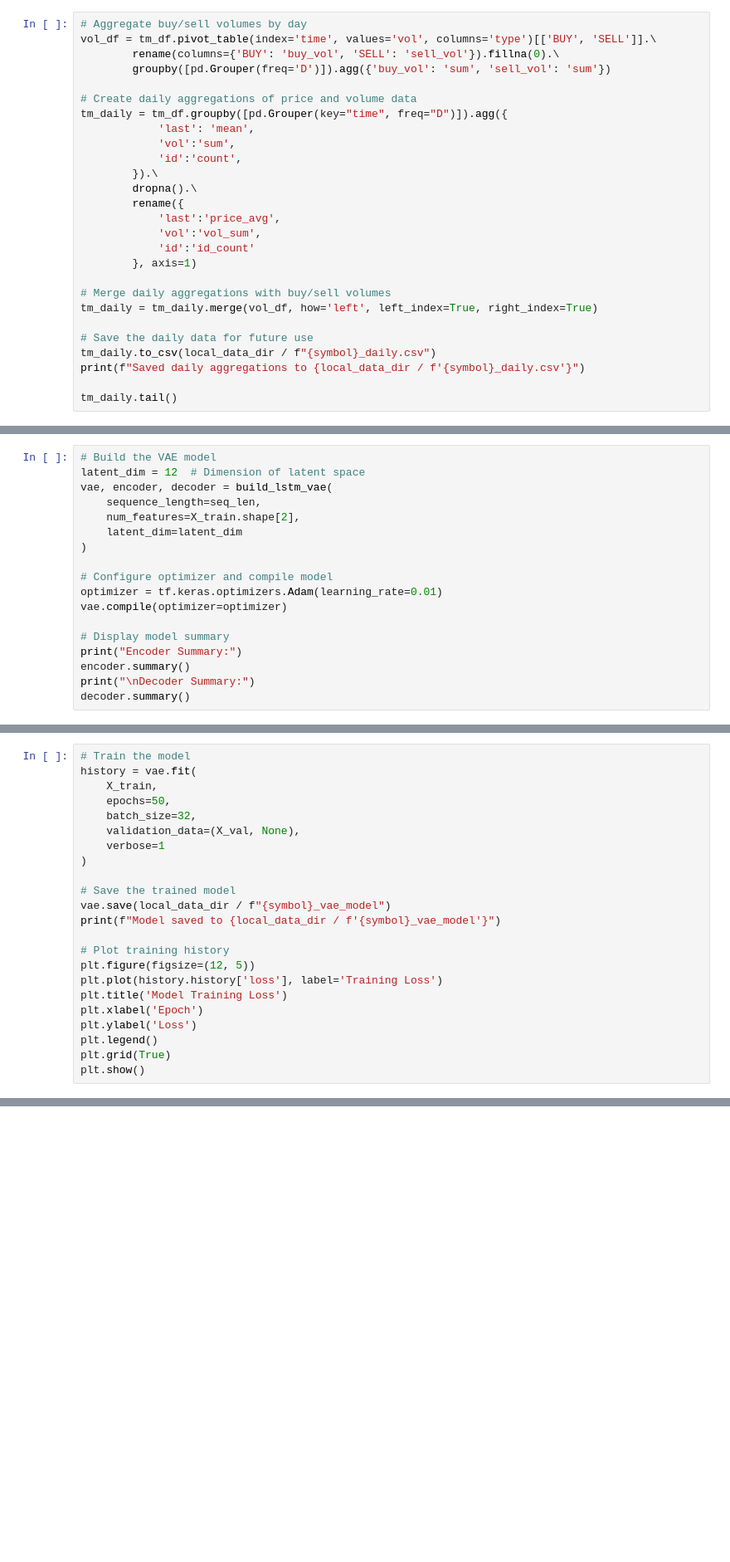
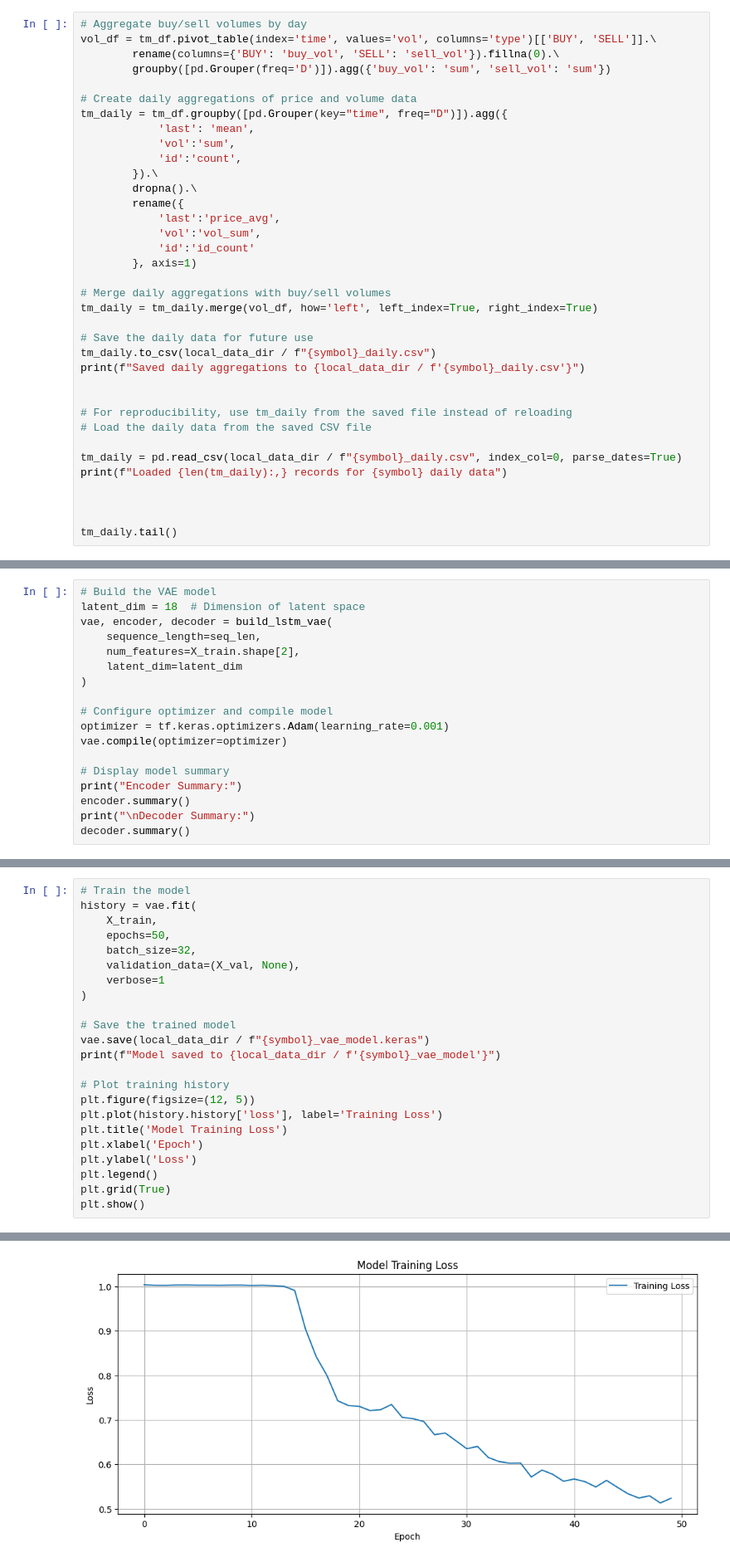
Before and after one commit to sunwasan/abnormally-detection-stock-market, a Jupyter notebook: report.ipynb, the cells around one changed output, grey strips where cells are left out. Shown: that part at 83% size. Saved outputs shown, nothing was run; the diff lists cells and outputs as text; blank space fills up the shorter version.

```diff
--- a/report.ipynb
+++ b/report.ipynb
@@ -101,4 +121,13 @@ tm_daily = tm_daily.merge(vol_df, how='left', left_index=True, right_index=True)
 tm_daily.to_csv(local_data_dir / f"{symbol}_daily.csv")
 print(f"Saved daily aggregations to {local_data_dir / f'{symbol}_daily.csv'}")
 
+
+# For reproducibility, use tm_daily from the saved file instead of reloading
+# Load the daily data from the saved CSV file
+
+tm_daily = pd.read_csv(local_data_dir / f"{symbol}_daily.csv", index_col=0, parse_dates=True)
+print(f"Loaded {len(tm_daily):,} records for {symbol} daily data")
+
+
+
 tm_daily.tail()
@@ -263,7 +316,7 @@ def build_lstm_vae(sequence_length, num_features, latent_dim):
 We build and train the LSTM-VAE model on our training data.
 # %%
 # Build the VAE model
-latent_dim = 12  # Dimension of latent space
+latent_dim = 18  # Dimension of latent space
 vae, encoder, decoder = build_lstm_vae(
     sequence_length=seq_len,
     num_features=X_train.shape[2],
@@ -271,7 +324,7 @@ vae, encoder, decoder = build_lstm_vae(
 )
 
 # Configure optimizer and compile model
-optimizer = tf.keras.optimizers.Adam(learning_rate=0.01)
+optimizer = tf.keras.optimizers.Adam(learning_rate=0.001)
 vae.compile(optimizer=optimizer)
 
 # Display model summary
@@ -290,7 +390,7 @@ history = vae.fit(
 )
 
 # Save the trained model
-vae.save(local_data_dir / f"{symbol}_vae_model")
+vae.save(local_data_dir / f"{symbol}_vae_model.keras")
 print(f"Model saved to {local_data_dir / f'{symbol}_vae_model'}")
 
 # Plot training history
@@ -302,3 +402,4 @@ plt.ylabel('Loss')
 plt.legend()
 plt.grid(True)
 plt.show()
+# %% [output]
@@ -305,3 +423,4 @@ plt.show()
+[figure, added]
 # %% [markdown]
 ## 6. Anomaly Detection on Test Data
 
```
Also changed, not shown: parts of 15 cells of this notebook, 1 other file.
